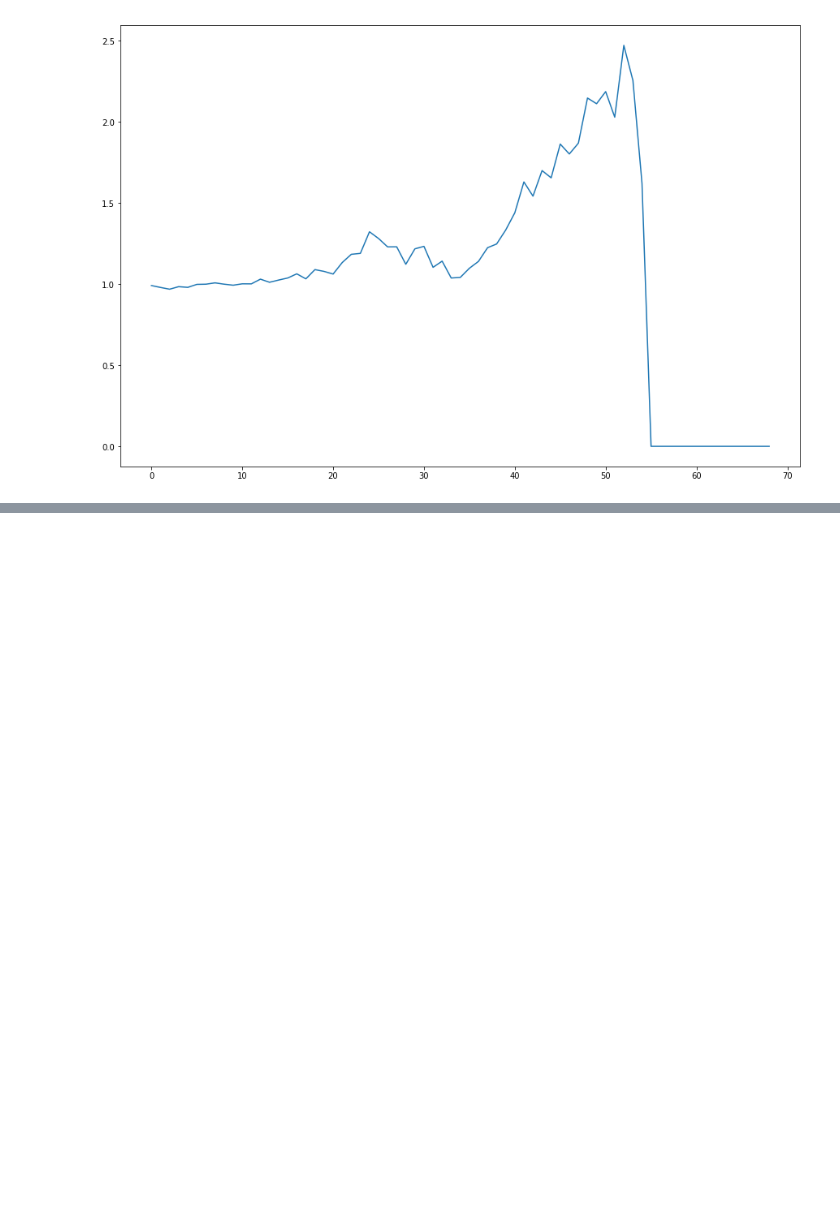
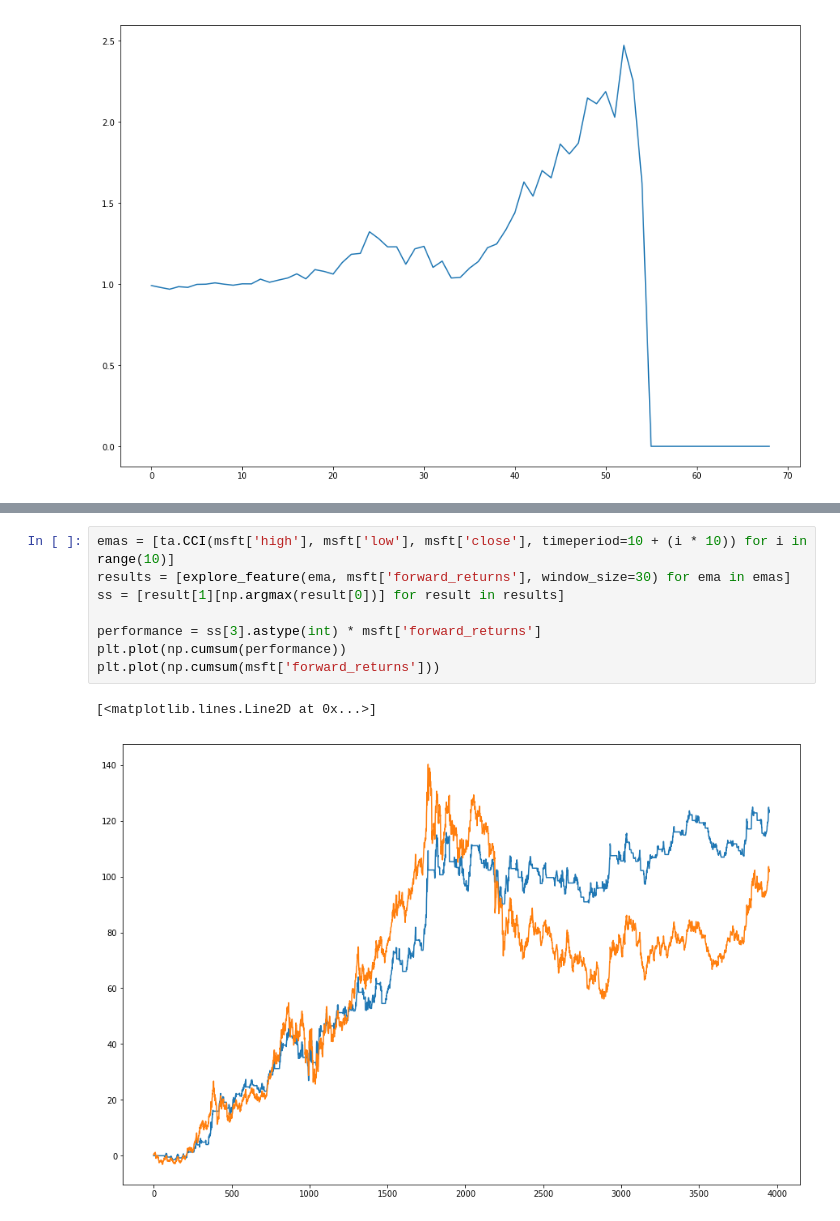
Before and after one commit to longtailfinancial/AlphaEngine, a Jupyter notebook: stu_scratch/Automated-Example.ipynb, the cells around one changed output, grey strips where cells are left out. Drawn from its saved outputs; the diff is of its cells as text; blank space fills up the shorter version.

```diff
--- a/stu_scratch/Automated-Example.ipynb
+++ b/stu_scratch/Automated-Example.ipynb
@@ -55,0 +113,11 @@ def explore_feature(feature, returns, window_size=50):
+# %%
+emas = [ta.CCI(msft['high'], msft['low'], msft['close'], timeperiod=10 + (i * 10)) for i in range(10)]
+results = [explore_feature(ema, msft['forward_returns'], window_size=30) for ema in emas]
+ss = [result[1][np.argmax(result[0])] for result in results]
+
+performance = ss[3].astype(int) * msft['forward_returns']
+plt.plot(np.cumsum(performance))
+plt.plot(np.cumsum(msft['forward_returns']))
+# %% [output]
+[<matplotlib.lines.Line2D at 0x...>]
+[figure, added]
```
Also changed, not shown: parts of 27 cells of this notebook.
